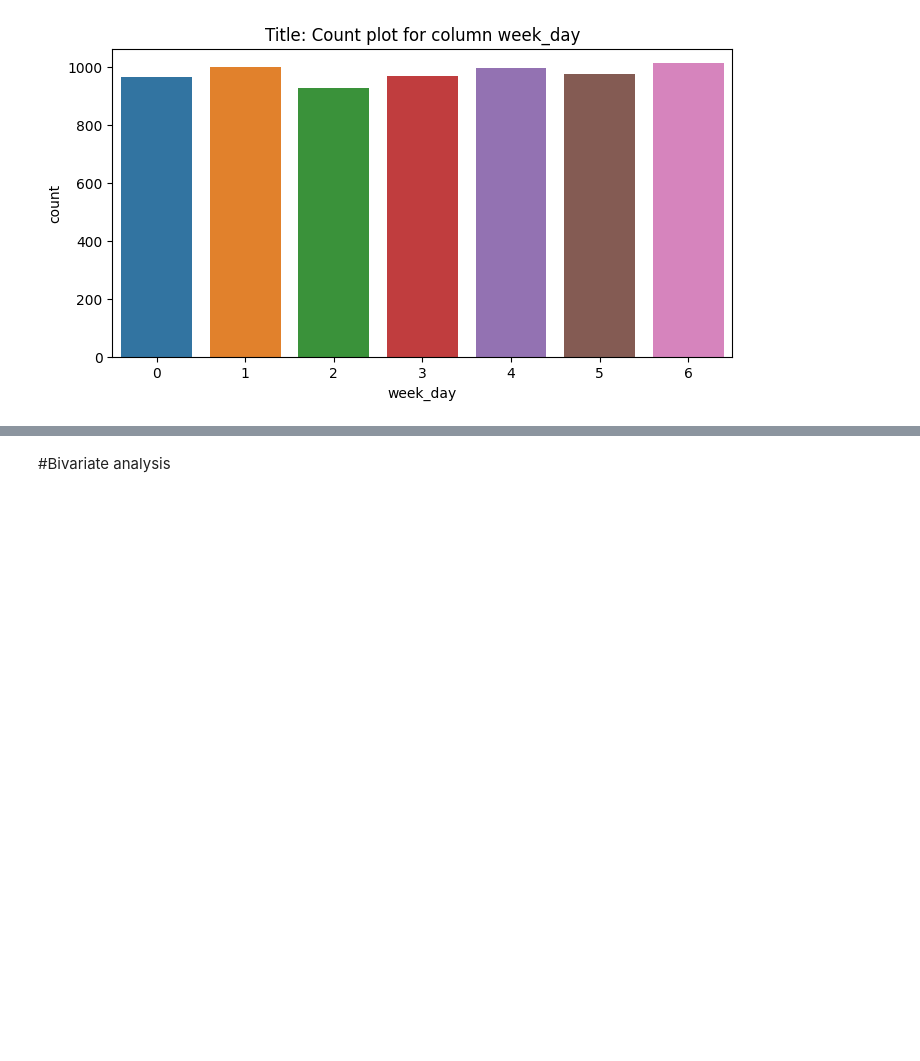
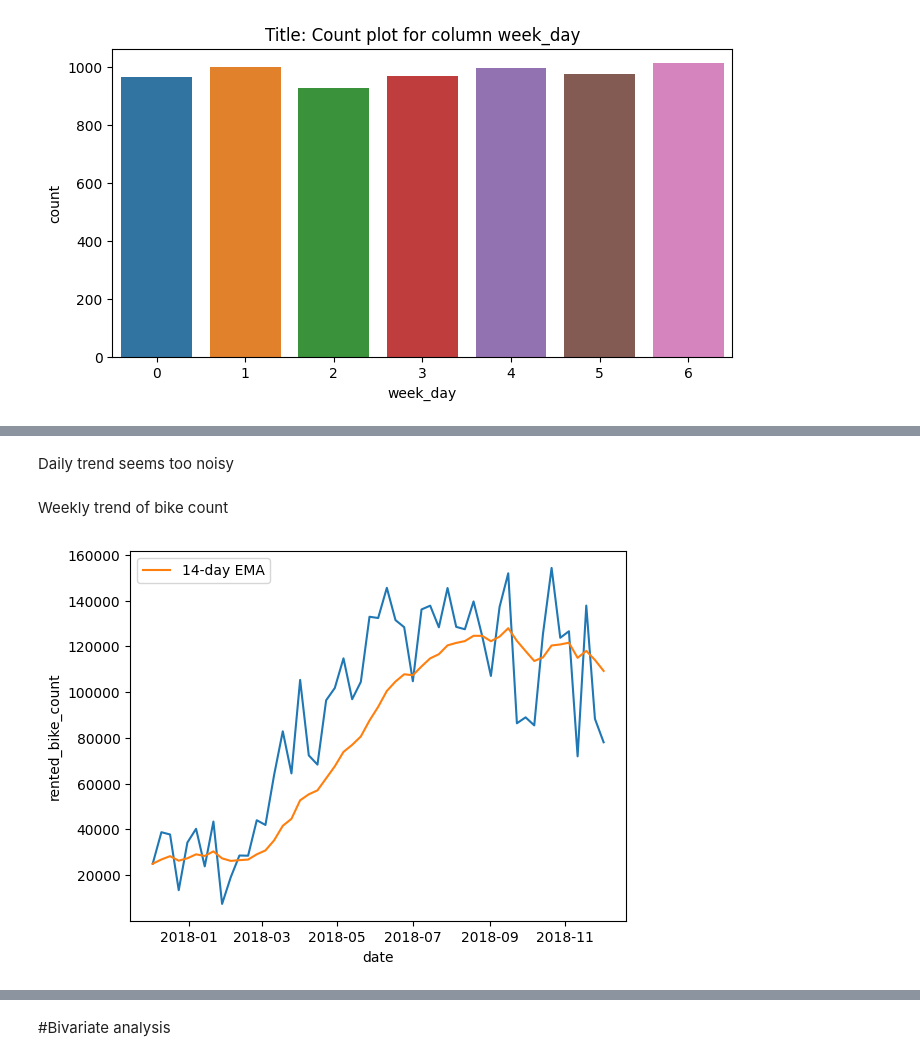
Before and after one commit to chandrakar-shubham/Bike-Sharing-Demand-Prediction--ML-regression-Project, a Jupyter notebook: Bike_Sharing_Demand_Prediction_Capstone_Project.ipynb, the cells around one changed output, grey strips where cells are left out. Drawn from its saved outputs; the diff is of its cells as text; code cells hidden in the pictures; blank space fills up the shorter version.

```diff
--- a/Bike_Sharing_Demand_Prediction_Capstone_Project.ipynb
+++ b/Bike_Sharing_Demand_Prediction_Capstone_Project.ipynb
@@ -690,0 +781,18 @@ for col in categorical_features:
+# %% [markdown]
+Daily trend seems too noisy
+# %% [markdown]
+Weekly trend of bike count
+# %%
+#calculate sum of rented bike count, grouped by week
+weekly_trend = dft.groupby([pd.Grouper(key='date', freq='W')])['rented_bike_count'].sum().to_frame()
+#span
+spans = 14
+weekly_trend['EWM'] = weekly_trend['rented_bike_count'].ewm(span=spans, adjust=False).mean()
+
+sns.lineplot(data = weekly_trend, x = 'date',y='rented_bike_count')
+plt.plot(weekly_trend['EWM'], label=f'{spans}-day EMA')
+#add legend to plot
+plt.legend(loc=2)
+plt.show()
+# %% [output]
+[figure, added]
```
Also changed, not shown: parts of 63 cells of this notebook.
